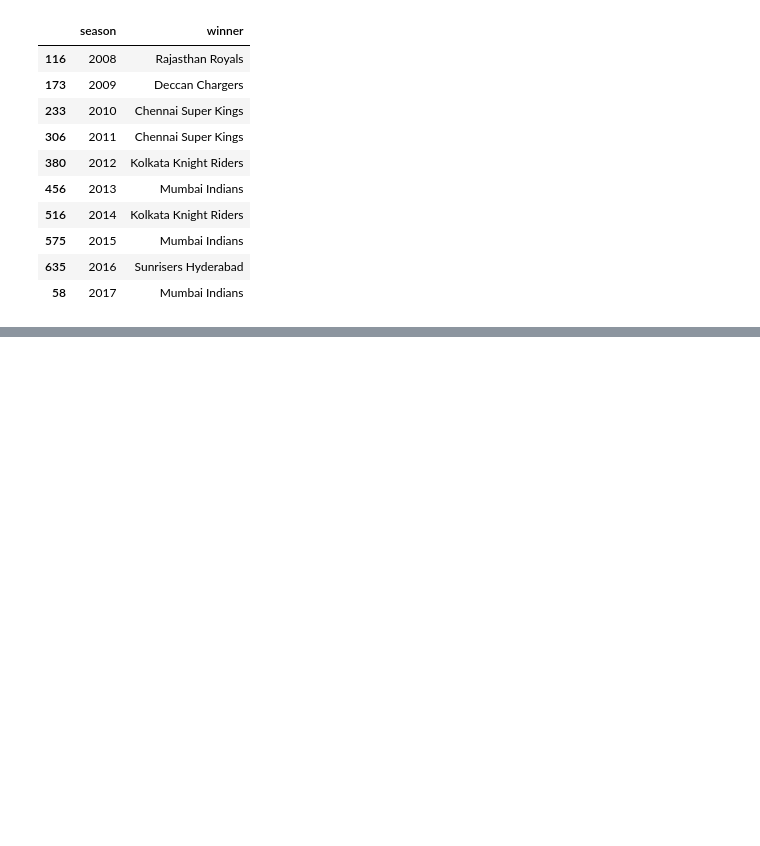
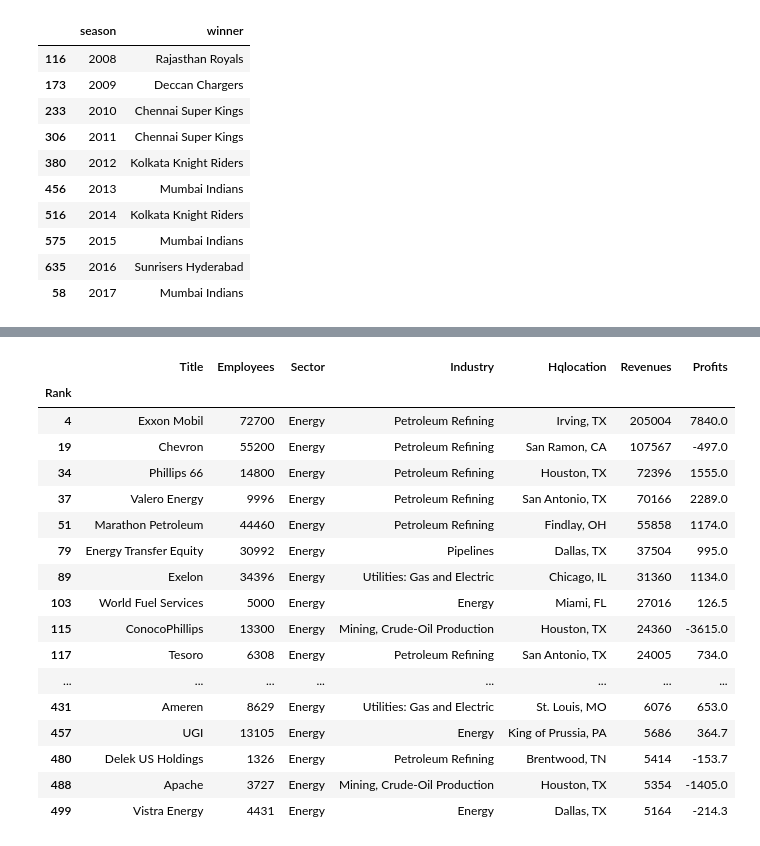
Before and after one commit to SajidMajeed92/Adv.Programming2024, a Jupyter notebook: Pandas/python pandas Tutorial 2.ipynb, the cells around one changed output, grey strips where cells are left out. Saved outputs shown, nothing was run; the diff lists cells and outputs as text; code cells hidden in the pictures; blank space fills up the shorter version.

```diff
--- a/Pandas/python pandas Tutorial 2.ipynb
+++ b/Pandas/python pandas Tutorial 2.ipynb
@@ -577,0 +595,21 @@ Name: 23, dtype: object
+# %%
+sectors.get_group('Energy')
+# %% [output]
+|  | Title | Employees | Sector | Industry | Hqlocation | Revenues | Profits |
+| Rank |  |  |  |  |  |  |  |
+| 4 | Exxon Mobil | 72700 | Energy | Petroleum Refining | Irving, TX | 205004 | 7840.0 |
+| 19 | Chevron | 55200 | Energy | Petroleum Refining | San Ramon, CA | 107567 | -497.0 |
+| 34 | Phillips 66 | 14800 | Energy | Petroleum Refining | Houston, TX | 72396 | 1555.0 |
+| 37 | Valero Energy | 9996 | Energy | Petroleum Refining | San Antonio, TX | 70166 | 2289.0 |
+| 51 | Marathon Petroleum | 44460 | Energy | Petroleum Refining | Findlay, OH | 55858 | 1174.0 |
+| 79 | Energy Transfer Equity | 30992 | Energy | Pipelines | Dallas, TX | 37504 | 995.0 |
+| 89 | Exelon | 34396 | Energy | Utilities: Gas and Electric | Chicago, IL | 31360 | 1134.0 |
+| 103 | World Fuel Services | 5000 | Energy | Energy | Miami, FL | 27016 | 126.5 |
+| 115 | ConocoPhillips | 13300 | Energy | Mining, Crude-Oil Production | Houston, TX | 24360 | -3615.0 |
+| 117 | Tesoro | 6308 | Energy | Petroleum Refining | San Antonio, TX | 24005 | 734.0 |
+| ... | ... | ... | ... | ... | ... | ... | ... |
+| 431 | Ameren | 8629 | Energy | Utilities: Gas and Electric | St. Louis, MO | 6076 | 653.0 |
+| 457 | UGI | 13105 | Energy | Energy | King of Prussia, PA | 5686 | 364.7 |
+| 480 | Delek US Holdings | 1326 | Energy | Petroleum Refining | Brentwood, TN | 5414 | -153.7 |
+| 488 | Apache | 3727 | Energy | Mining, Crude-Oil Production | Houston, TX | 5354 | -1405.0 |
+| 499 | Vistra Energy | 4431 | Energy | Energy | Dallas, TX | 5164 | -214.3 |
```
Also changed, not shown: parts of 42 cells of this notebook, 4 other files.
